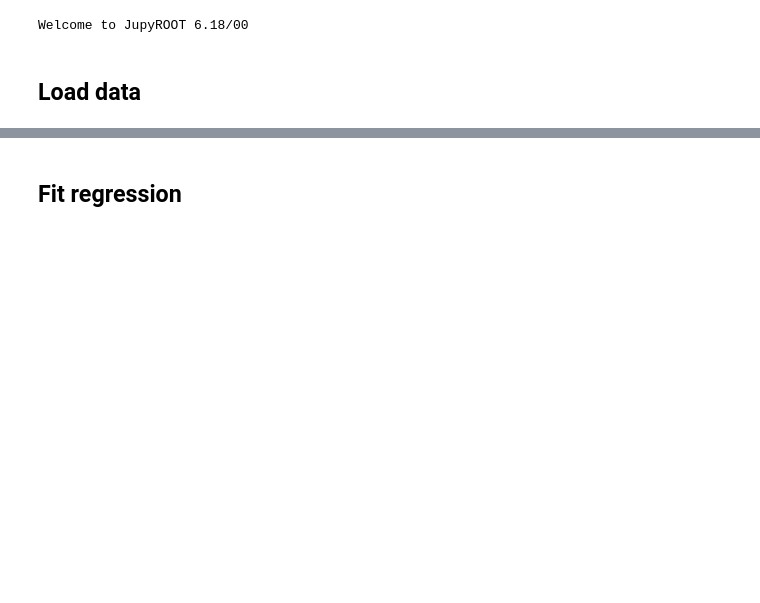
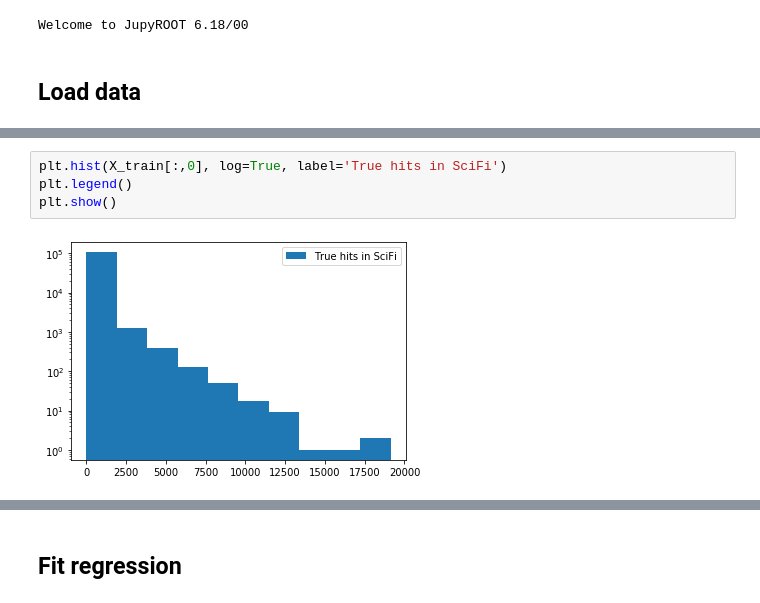
Before and after one commit to pauldebryas/SND_trackers_My_data, a Jupyter notebook: regression_true_hits.ipynb, the cells around one changed output, grey strips where cells are left out. Drawn from its saved outputs; the diff is of its cells as text; blank space fills up the shorter version.

```diff
--- a/regression_true_hits.ipynb
+++ b/regression_true_hits.ipynb
@@ -80,0 +31,6 @@ X_train, y_train, _, _ = operate_datasets.split_dataset(full_X, full_y)
+# %%
+plt.hist(X_train[:,0], log=True, label='True hits in SciFi')
+plt.legend()
+plt.show()
+# %% [output]
+[figure, added]
```
Also changed, not shown: parts of 22 cells of this notebook, 2 other files.
